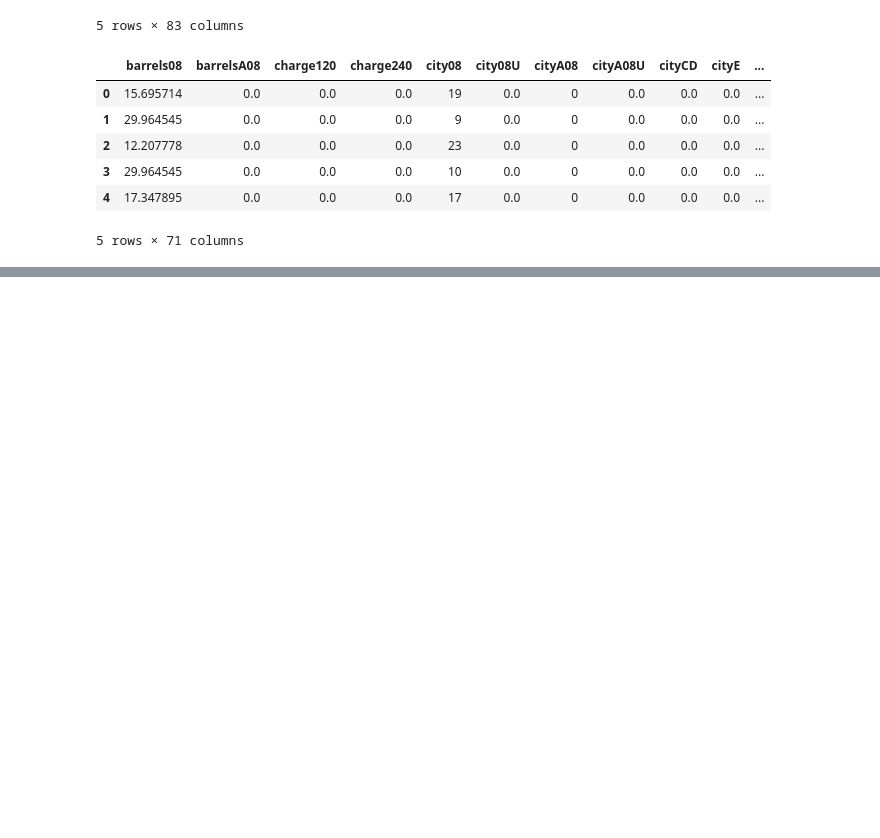
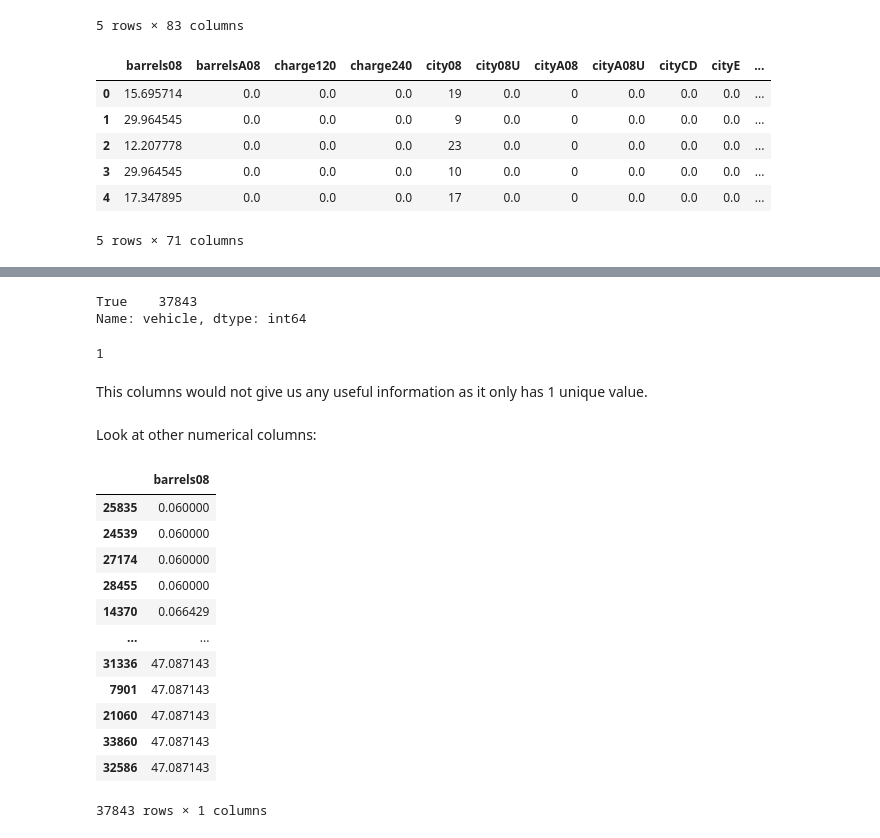
Before and after one commit to ironhack-datalabs/data-ber-08-20, a Jupyter notebook: Notes/module-1/week-2/2.2_pandas_data_cleaning.ipynb, the cells around one changed output, grey strips where cells are left out. Cells and saved outputs as stored; diff of their text form; code cells hidden in the pictures; blank space fills up the shorter version.

```diff
--- a/Notes/module-1/week-2/Untitled.ipynb
+++ b/Notes/module-1/week-2/2.2_pandas_data_cleaning.ipynb
@@ -236,0 +289,3 @@ df_copy.head()
+# %%
+#where cylinders is NA and where is fuelType Electricity
+df_copy.loc[(df_copy["cylinders"].isna()) & (df_copy["fuelType"] == "Electricity"), "cylinders"] = 0
@@ -236,0 +306,2 @@ df_copy.head()
+# %%
+df_copy["cylinders"] = df_copy["cylinders"].fillna(0)
@@ -236,0 +312,29 @@ df_copy.head()
+# %%
+df_copy.assign(vehicle=True)["vehicle"].value_counts()
+# %% [output]
+True    37843
+Name: vehicle, dtype: int64
+# %%
+len(df_copy.assign(vehicle=True)["vehicle"].value_counts())
+# %% [output]
+1
+# %% [markdown]
+This columns would not give us any useful information as it only has 1 unique value.
+# %% [markdown]
+Look at other numerical columns:
+# %%
+df_copy[["barrels08"]].sort_values("barrels08")
+# %% [output]
+|  | barrels08 |
+| 25835 | 0.060000 |
+| 24539 | 0.060000 |
+| 27174 | 0.060000 |
+| 28455 | 0.060000 |
+| 14370 | 0.066429 |
+| ... | ... |
+| 31336 | 47.087143 |
+| 7901 | 47.087143 |
+| 21060 | 47.087143 |
+| 33860 | 47.087143 |
+| 32586 | 47.087143 |
+37843 rows × 1 columns
```
Also changed, not shown: parts of 14 cells of this notebook.
